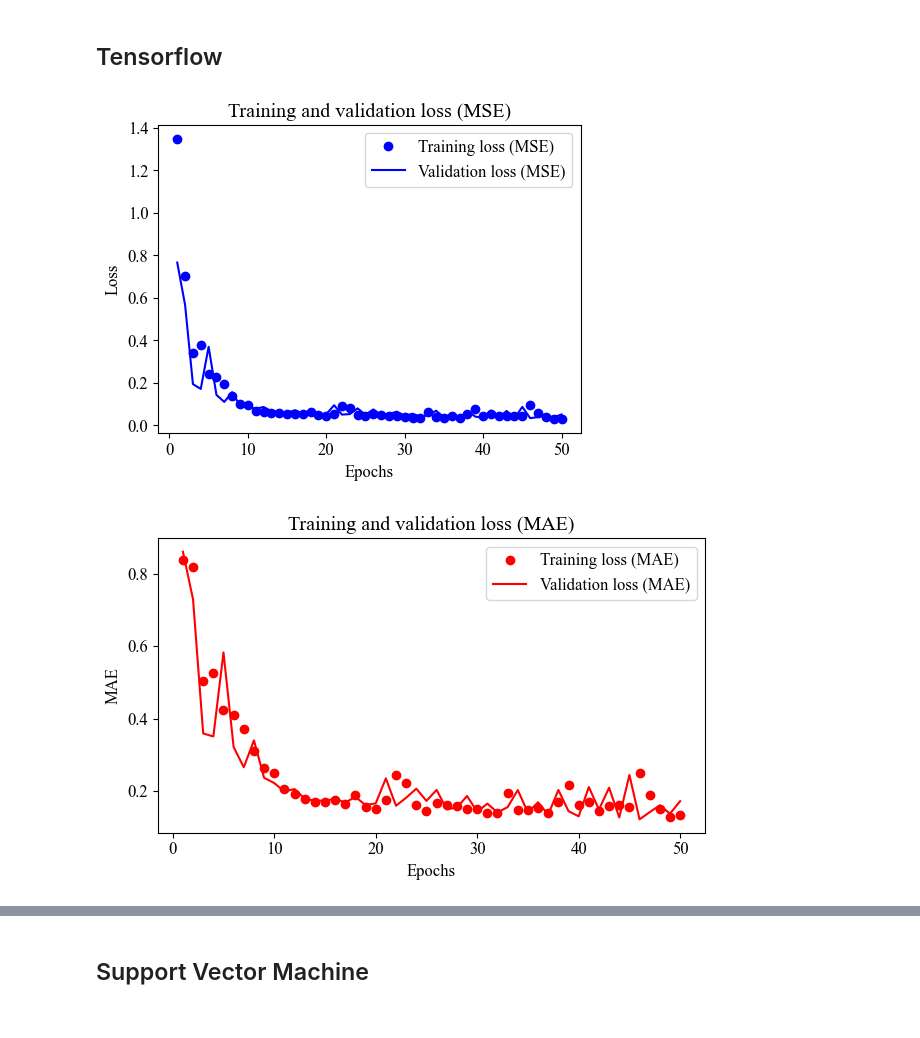
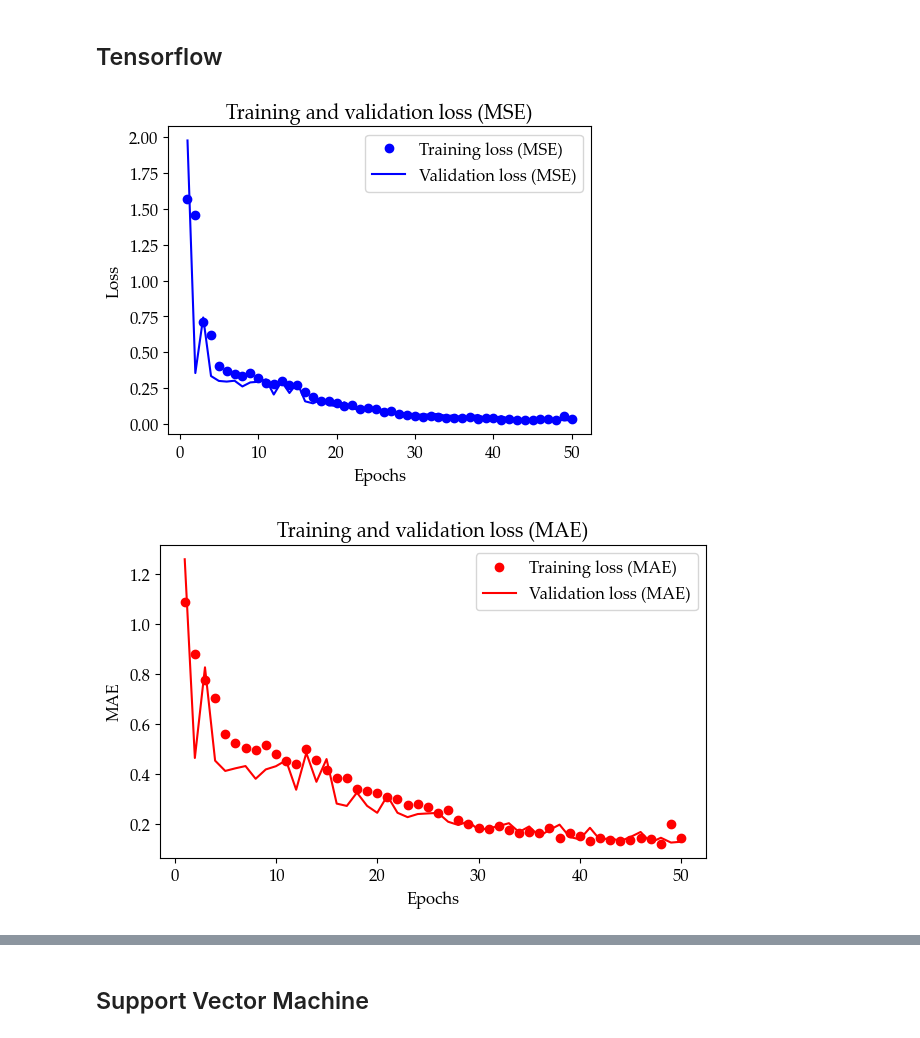
Before and after one commit to caapel/Failure_rate, a Jupyter notebook: Failure_rate.ipynb, the cells around one changed output, grey strips where cells are left out. Cells and saved outputs as stored; diff of their text form; code cells hidden in the pictures.

```diff
--- a/Failure_rate.ipynb
+++ b/Failure_rate.ipynb
@@ -185,0 +158,10 @@ plt.show()
+# %%
+plt.figure(figsize=(6,2.5))
+plt.rcParams['font.family'] = 'Palatino Linotype'
+plt.rcParams['font.size'] = 12
+plt.ylim(0, 30)
+sns.histplot(data=df_common, x = 'Ki', bins = 15, kde = True)
+plt.title('Distribution of actual Ki-values in the population of data', {'fontsize': 12})
+plt.tight_layout()
+
+plt.savefig('Ki_hist.png', dpi = 300, transparent = True)
@@ -216,0 +199,9 @@ plt.show()
+# %%
+# УДОЛИ ПОСЛЕ ТЕСТОВ!!!
+#df_backup = df_common.copy()
+#df_common = df_backup.copy()
+df_common = df_common.sort_values(by = 'Ki', ascending=True)
+df_common.reset_index(drop= True, inplace=True)
+df_common = df_common.iloc[8:85]
+df_common.reset_index(drop= True, inplace=True)
+df_common
@@ -233,7 +240,7 @@ model = tf.keras.Sequential([
     tf.keras.layers.Dense(32, activation='relu'),
     tf.keras.layers.Dense(1)
 ])
-model.compile(optimizer='adam', loss='mean_squared_error', metrics=['mae', 'mape', 'mse', 'r2_score'])
+model.compile(optimizer='adam', loss='mean_squared_error', metrics=['mae', 'mape'])
 
 history = model.fit(X_train, y_train, epochs=50, batch_size=11, validation_data=(X_val, y_val), verbose = 0)
 #model.predict(X_train)
@@ -245,37 +252,37 @@ mae = history.history['mae']
 val_mae = history.history['val_mae']
 epochs = range(1, len(loss) + 1)
 # %%
-# График потерь
+# MSE chart
 plt.figure(figsize=(12, 4))
 plt.subplot(1, 2, 2)
 plt.plot(epochs, loss, 'bo', label='Training loss (MSE)')
 plt.plot(epochs, val_loss, 'b', label='Validation loss (MSE)')
-plt.title('Training and validation loss (MSE)')
 plt.xlabel('Epochs')
 plt.ylabel('Loss')
 plt.legend()
 
-plt.rcParams['font.family'] = 'Times New Roman'
+plt.rcParams['font.family'] = 'Palatino Linotype'
 plt.rcParams['font.size'] = 12
 plt.savefig('loss_MSE.png', dpi = 300, transparent = True)
+plt.title('Training and validation loss (MSE)')
 plt.show()
 # %% [output]
-[figure, old version]
+[figure, new version]
 # %%
-# График MAE
+# MAE chart
 plt.figure(figsize=(12, 4))
 plt.subplot(1, 2, 2)
 plt.plot(epochs, mae, 'ro', label='Training loss (MAE)')
 plt.plot(epochs, val_mae, 'r', label='Validation loss (MAE)')
-plt.title('Training and validation loss (MAE)')
 plt.xlabel('Epochs')
 plt.ylabel('MAE')
 plt.legend()
 plt.tight_layout()
-plt.rcParams['font.family'] = 'Times New Roman'
+plt.rcParams['font.family'] = 'Palatino Linotype'
 plt.rcParams['font.size'] = 12
 plt.savefig('loss_MAE.png', dpi = 300, transparent = True)
+plt.title('Training and validation loss (MAE)')
 plt.show()
 # %% [output]
-[figure, old version]
+[figure, new version]
 # %%
```
Also changed, not shown: parts of 58 cells of this notebook, 8 other files.
